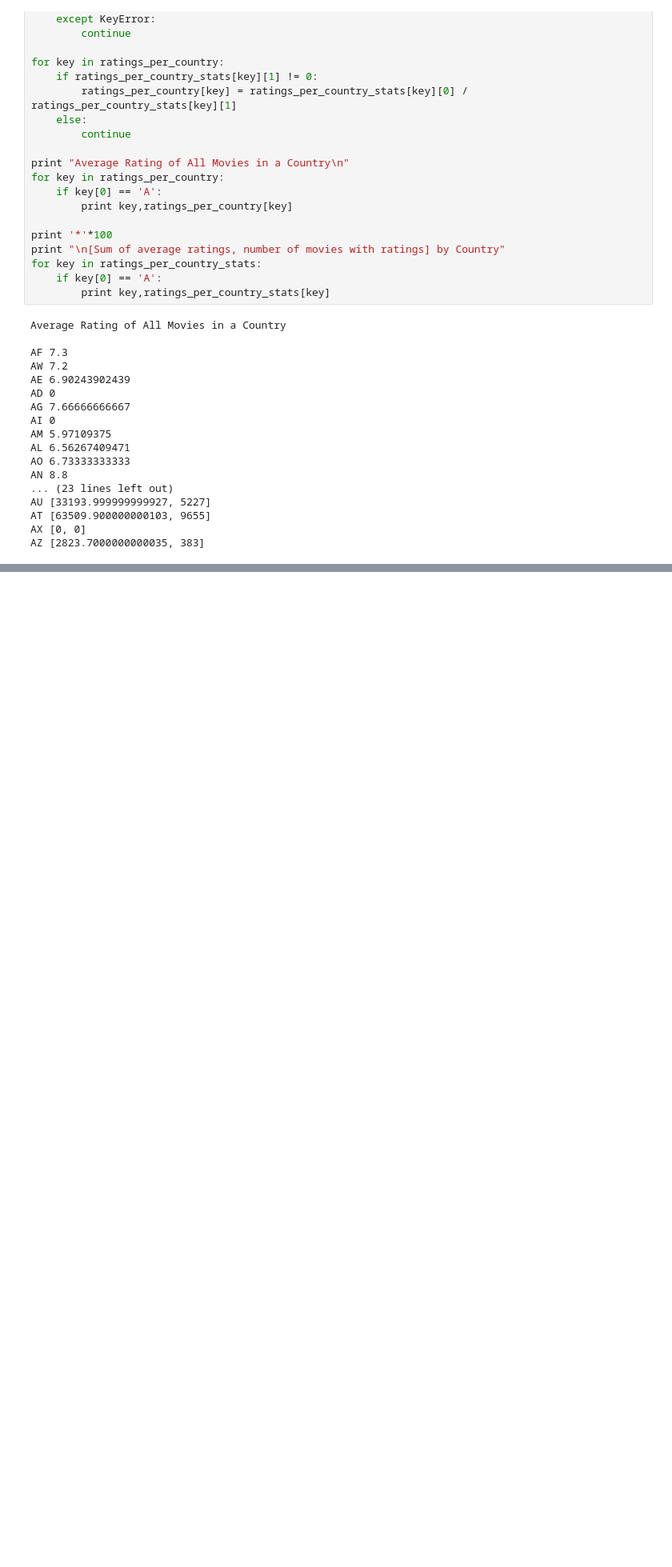
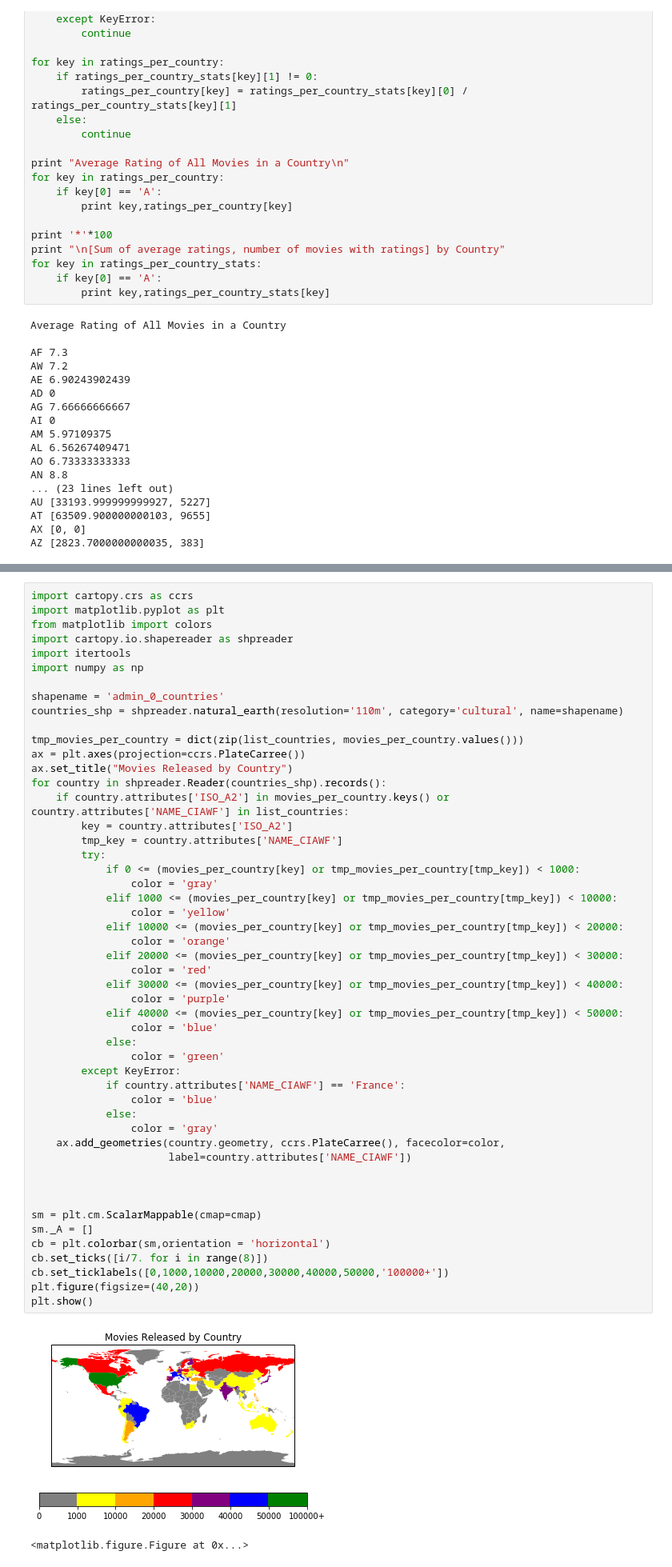
Before and after one commit to xinhezhang/IMDb, a Jupyter notebook: Distribution_Among_Countries.ipynb, the cells around one changed output, grey strips where cells are left out. Shown: that part at 80% size. Drawn from its saved outputs; the diff is of its cells as text; blank space fills up the shorter version.

Commit message:
Added color-coded country plot

```diff
--- a/Distribution_Among_Countries.ipynb
+++ b/Distribution_Among_Countries.ipynb
@@ -323,0 +324,53 @@ http://geojson.io/#map=3/34.52/-71.89
+# %%
+import cartopy.crs as ccrs
+import matplotlib.pyplot as plt
+from matplotlib import colors
+import cartopy.io.shapereader as shpreader
+import itertools
+import numpy as np
+
+shapename = 'admin_0_countries'
+countries_shp = shpreader.natural_earth(resolution='110m', category='cultural', name=shapename)
+
+tmp_movies_per_country = dict(zip(list_countries, movies_per_country.values()))
+ax = plt.axes(projection=ccrs.PlateCarree())
+ax.set_title("Movies Released by Country")
+for country in shpreader.Reader(countries_shp).records():
+    if country.attributes['ISO_A2'] in movies_per_country.keys() or country.attributes['NAME_CIAWF'] in list_countries:
+        key = country.attributes['ISO_A2']
+        tmp_key = country.attributes['NAME_CIAWF']
+        try:
+            if 0 <= (movies_per_country[key] or tmp_movies_per_country[tmp_key]) < 1000:
+                color = 'gray'
+            elif 1000 <= (movies_per_country[key] or tmp_movies_per_country[tmp_key]) < 10000:
+                color = 'yellow'
+            elif 10000 <= (movies_per_country[key] or tmp_movies_per_country[tmp_key]) < 20000:
+                color = 'orange'
+            elif 20000 <= (movies_per_country[key] or tmp_movies_per_country[tmp_key]) < 30000:
+                color = 'red'
+            elif 30000 <= (movies_per_country[key] or tmp_movies_per_country[tmp_key]) < 40000:
+                color = 'purple'
+            elif 40000 <= (movies_per_country[key] or tmp_movies_per_country[tmp_key]) < 50000:
+                color = 'blue'
+            else:
+                color = 'green'
+        except KeyError:
+            if country.attributes['NAME_CIAWF'] == 'France':
+                color = 'blue'
+            else:
+                color = 'gray'
+    ax.add_geometries(country.geometry, ccrs.PlateCarree(), facecolor=color,
+                      label=country.attributes['NAME_CIAWF'])
+
+
+
+sm = plt.cm.ScalarMappable(cmap=cmap)
+sm._A = []
+cb = plt.colorbar(sm,orientation = 'horizontal')
+cb.set_ticks([i/7. for i in range(8)])
+cb.set_ticklabels([0,1000,10000,20000,30000,40000,50000,'100000+'])
+plt.figure(figsize=(40,20))
+plt.show()
+# %% [output]
+[figure, added]
+<matplotlib.figure.Figure at 0x...>
```
Also changed, not shown: parts of 2 cells of this notebook.
